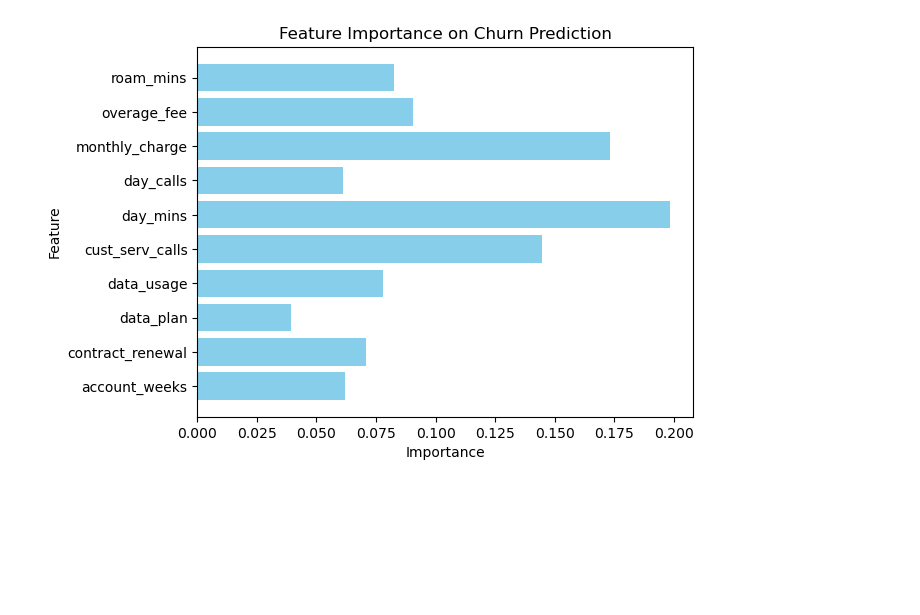
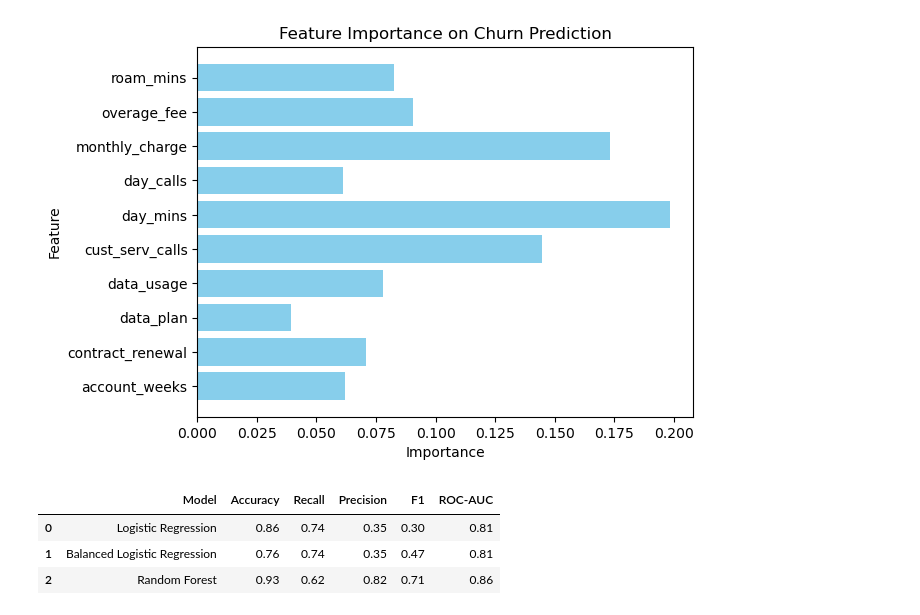
Before and after one commit to khanim-abdullayeva/Telecom-Customer-Churn-Retention-Analysis, a Jupyter notebook: ml/telecom_churn_prediction.ipynb, the cells around one changed output. Cells and saved outputs as stored; diff of their text form; code cells hidden in the pictures; blank space fills up the shorter version.

Commit message:
Compare model performance

```diff
--- a/ml/telecom_churn_prediction.ipynb
+++ b/ml/telecom_churn_prediction.ipynb
@@ -427,3 +427,44 @@ plt.ylabel("Feature")
 plt.show()
 # %% [output]
 [figure]
+# %%
+# Compare model performance
+comparison_df = pd.DataFrame({
+    "Model": [
+        "Logistic Regression",
+        "Balanced Logistic Regression",
+        "Random Forest"
+    ],
+    "Accuracy": [
+        accuracy,
+        accuracy_balanced,
+        model_rf_accuracy
+    ],
+    "Recall": [
+        recall,
+        recall_balanced,
+        model_rf_recall
+    ],
+    "Precision": [
+        precision,
+        precision_balanced,
+        model_rf_precision
+    ],
+    "F1": [
+        f1,
+        f1_balanced,
+        model_rf_f1
+    ],
+    "ROC-AUC": [
+        roc_auc,
+        roc_auc_balanced,
+        model_rf_roc_auc
+    ]
+})
+
+comparison_df.round(2)
+# %% [output]
+|  | Model | Accuracy | Recall | Precision | F1 | ROC-AUC |
+| 0 | Logistic Regression | 0.86 | 0.74 | 0.35 | 0.30 | 0.81 |
+| 1 | Balanced Logistic Regression | 0.76 | 0.74 | 0.35 | 0.47 | 0.81 |
+| 2 | Random Forest | 0.93 | 0.62 | 0.82 | 0.71 | 0.86 |
```
